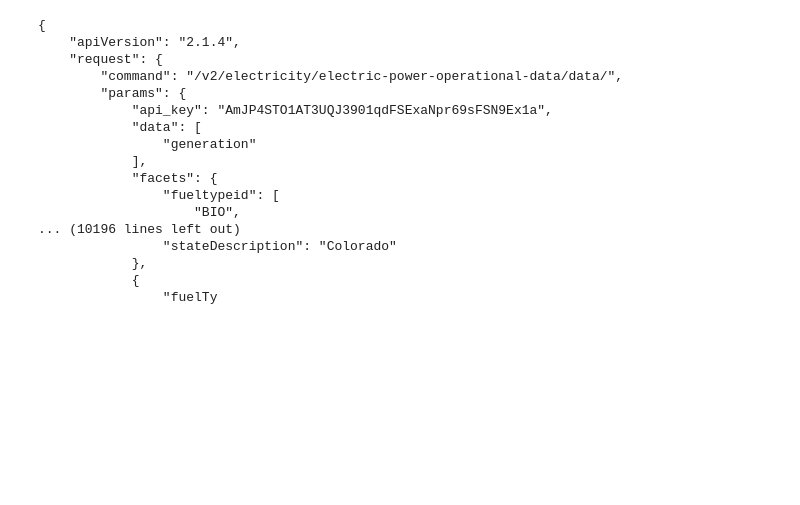
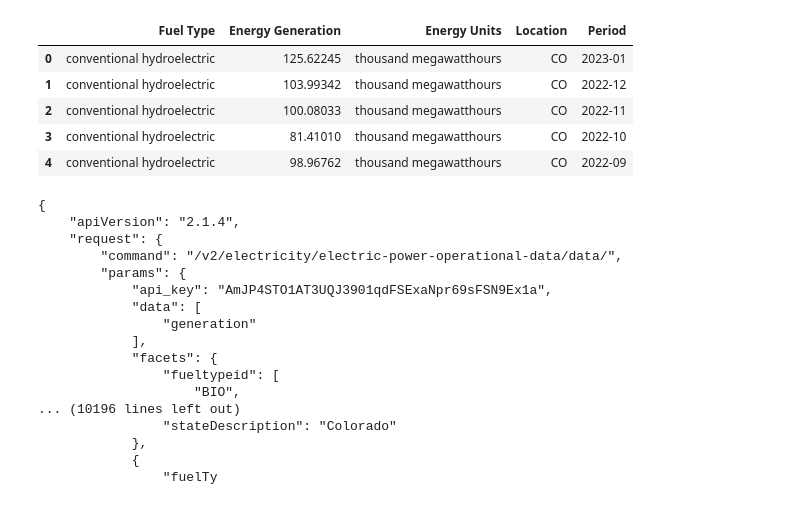
Before and after one commit to Zmart-22/Group-Project-1, a Jupyter notebook: EIA.CO.RenewableGeneration.ipynb, the cells around one changed output. Drawn from its saved outputs; the diff is of its cells as text; code cells hidden in the pictures; blank space fills up the shorter version.

```diff
--- a/EIA.CO.RenewableGeneration.ipynb
+++ b/EIA.CO.RenewableGeneration.ipynb
@@ -29,3 +30,38 @@ print(json.dumps(response, indent =4, sort_keys=True))
+# %%
+#lists to store the desired values
+fuel_type = []
+generation= []
+units= []
+location= []
+period = []
+# %%
+#populate the lists for hydroelectric
+for item in range(len(response['response']['data'])):
+    fuel_type.append(response['response']['data'][item]['fuelTypeDescription'])
+    generation.append(response['response']['data'][item]['generation'])
+    units.append(response['response']['data'][item]['generation-units'])
+    location.append(response['response']['data'][item]['location'])
+    period.append(response['response']['data'][item]['period'])
+# %%
+# Create a dataframe
+hydro_energy = {
+    'Fuel Type':fuel_type,
+    'Energy Generation': generation,
+    'Energy Units':units,
+    'Location': location,
+    'Period': period
+
+}
+
+hydro_energy = pd.DataFrame(hydro_energy)
+hydro_energy.head()
+# %% [output]
+|  | Fuel Type | Energy Generation | Energy Units | Location | Period |
+| 0 | conventional hydroelectric | 125.62245 | thousand megawatthours | CO | 2023-01 |
+| 1 | conventional hydroelectric | 103.99342 | thousand megawatthours | CO | 2022-12 |
+| 2 | conventional hydroelectric | 100.08033 | thousand megawatthours | CO | 2022-11 |
+| 3 | conventional hydroelectric | 81.41010 | thousand megawatthours | CO | 2022-10 |
+| 4 | conventional hydroelectric | 98.96762 | thousand megawatthours | CO | 2022-09 |
 # %%
 base_url2= f'https://api.eia.gov/v2/electricity/electric-power-operational-data/data/?frequency=monthly&data[0]=generation&facets[fueltypeid][]=BIO&facets[fueltypeid][]=DPV&facets[fueltypeid][]=GEO&facets[fueltypeid][]=REN&facets[fueltypeid][]=SPV&facets[fueltypeid][]=STH&facets[fueltypeid][]=SUN&facets[fueltypeid][]=TPV&facets[fueltypeid][]=TSN&facets[fueltypeid][]=WAS&facets[fueltypeid][]=WND&facets[fueltypeid][]=WNS&facets[fueltypeid][]=WNT&facets[fueltypeid][]=WWW&facets[location][]=CO&facets[sectorid][]=99&sort[0][column]=period&sort[0][direction]=desc&offset=0&length=5000&api_key={api_key}'
 response2=requests.get(base_url2).json()
```
Also changed, not shown: parts of 6 cells of this notebook, 2 other files.
